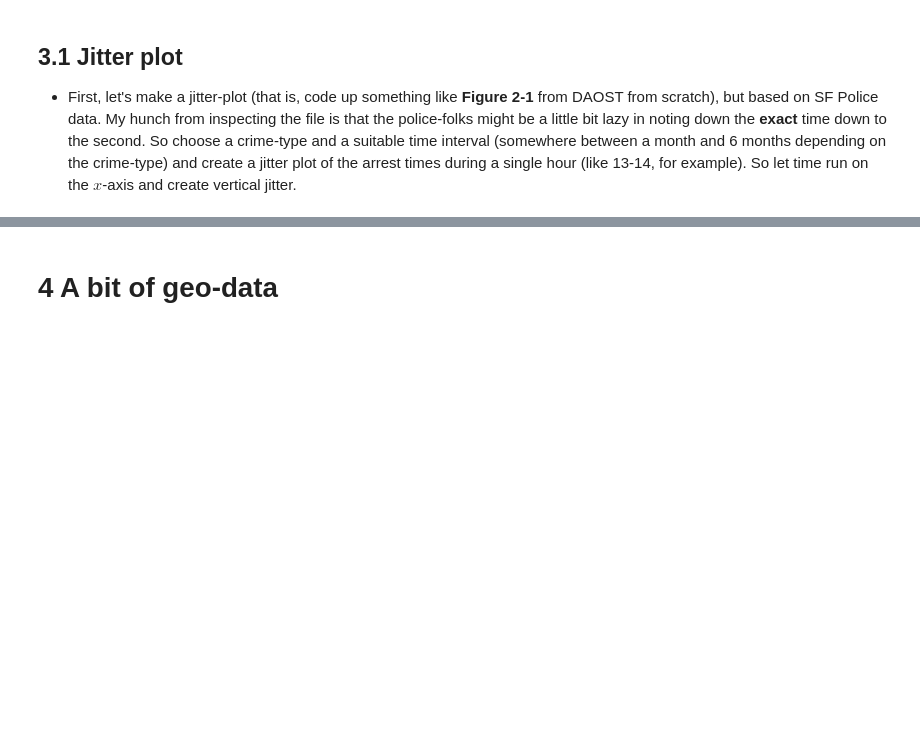
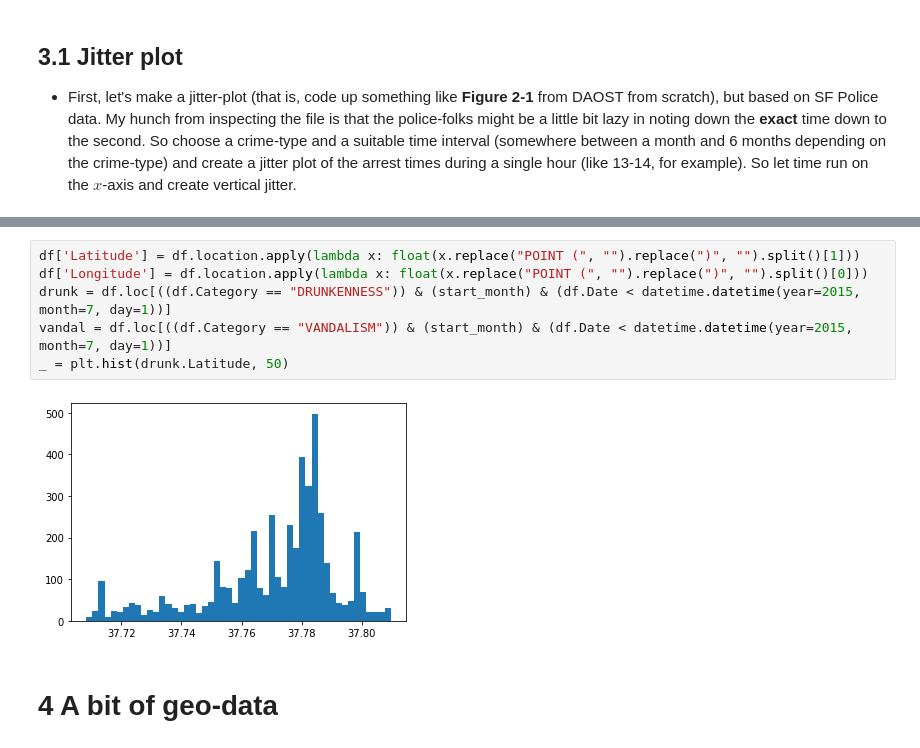
Before and after one commit to s171243/SocialDataAnalyis, a Jupyter notebook: Assignment_1_Solution.ipynb, the cells around one changed output, grey strips where cells are left out. Drawn from its saved outputs; the diff is of its cells as text; blank space fills up the shorter version.

```diff
--- a/Assignment_1_Solution.ipynb
+++ b/Assignment_1_Solution.ipynb
@@ -89,3 +125,11 @@ for ax, crime in zip(axes.flat, focuscrimes):
+# %%
+df['Latitude'] = df.location.apply(lambda x: float(x.replace("POINT (", "").replace(")", "").split()[1]))
+df['Longitude'] = df.location.apply(lambda x: float(x.replace("POINT (", "").replace(")", "").split()[0]))
+drunk = df.loc[((df.Category == "DRUNKENNESS")) & (start_month) & (df.Date < datetime.datetime(year=2015, month=7, day=1))]
+vandal = df.loc[((df.Category == "VANDALISM")) & (start_month) & (df.Date < datetime.datetime(year=2015, month=7, day=1))]
+_ = plt.hist(drunk.Latitude, 50)
+# %% [output]
+[figure, added]
 # %% [markdown]
 # 4 A bit of geo-data
 # %% [markdown]
```
Also changed, not shown: parts of 14 cells of this notebook.
